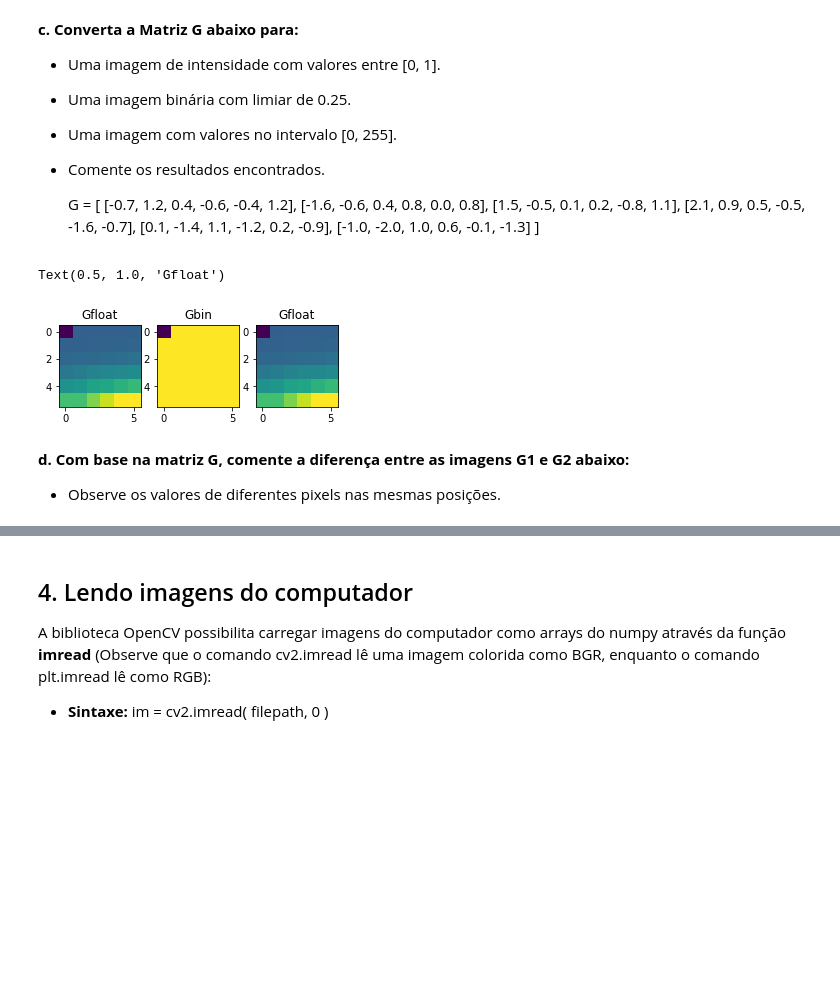
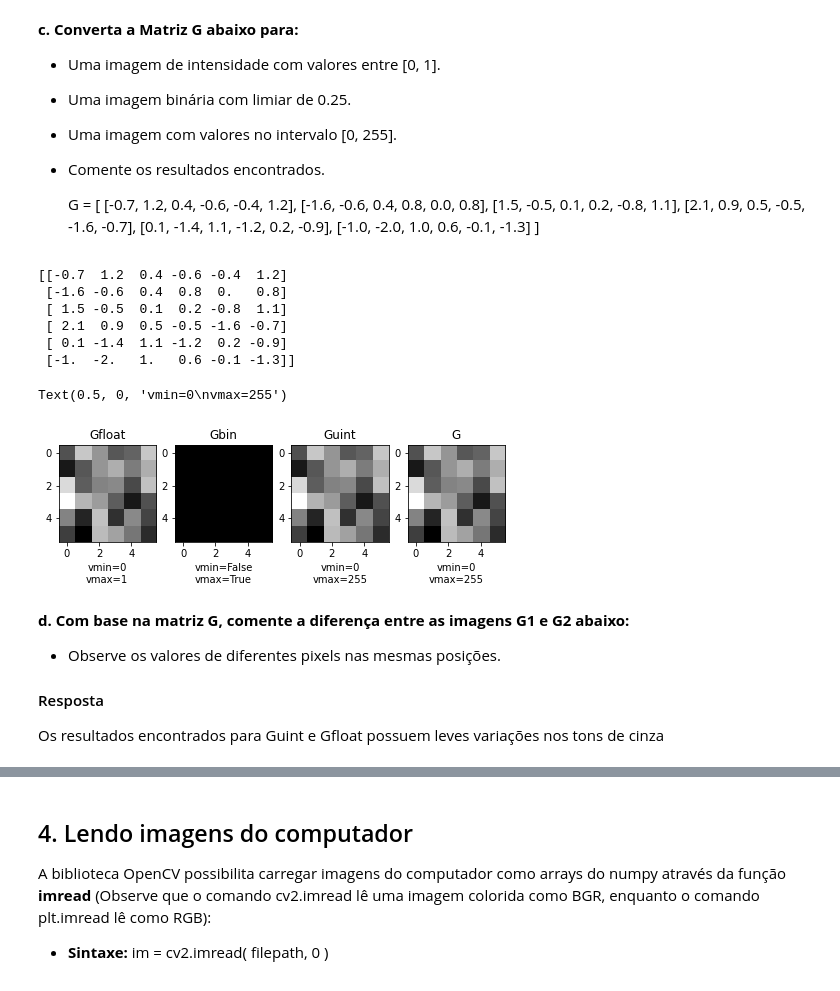
Before and after one commit to william-hazem/Processamento-Digital-de-Imagem-e-Vis-o-Computacional, a Jupyter notebook: Lab 01/Exp. 01 - Lab. Introdução ao Processamento Digital de Imagens e Visão Computacional.ipynb, the cells around one changed output, grey strips where cells are left out. Cells and saved outputs as stored; diff of their text form; code cells hidden in the pictures; blank space fills up the shorter version.

```diff
--- a/Lab 01/Exp. 01 - Lab. Introdução ao Processamento Digital de Imagens e Visão Computacional.ipynb
+++ b/Lab 01/Exp. 01 - Lab. Introdução ao Processamento Digital de Imagens e Visão Computacional.ipynb
@@ -437,37 +437,60 @@ Text(0.5, 1.0, 'imagem ID')
 def myMap(value, xi, xf, yi, yf):
     return yi + (value - xi) * (yf - yi) / (xf- xi)
 # %%
-G = np.array([ [-0.7, 1.2, 0.4, -0.6, -0.4, 1.2], [-1.6, -0.6, 0.4, 0.8, 0.0, 0.8], [1.5, -0.5, 0.1, 0.2, -0.8, 1.1], [2.1, 0.9, 0.5, -0.5, -1.6, -0.7], [0.1, -1.4, 1.1, -1.2, 0.2, -0.9], [-1.0, -2.0, 1.0, 0.6, -0.1, -1.3] ])
+G = np.array([ [-0.7, 1.2, 0.4, -0.6, -0.4, 1.2], [-1.6, -0.6, 0.4, 0.8, 0.0, 0.8], [1.5, -0.5, 0.1, 0.2, -0.8, 1.1], [2.1, 0.9, 0.5, -0.5, -1.6, -0.7], [0.1, -1.4, 1.1, -1.2, 0.2, -0.9], [-1.0, -2.0, 1.0, 0.6, -0.1, -1.3] ]).astype(np.float32)
+print(G)
+# %% [output]
+[[-0.7  1.2  0.4 -0.6 -0.4  1.2]
+ [-1.6 -0.6  0.4  0.8  0.   0.8]
+ [ 1.5 -0.5  0.1  0.2 -0.8  1.1]
+ [ 2.1  0.9  0.5 -0.5 -1.6 -0.7]
+ [ 0.1 -1.4  1.1 -1.2  0.2 -0.9]
+ [-1.  -2.   1.   0.6 -0.1 -1.3]]
 # %%
 %matplotlib inline
-fig, axs = plt.subplots(nrows = 1, ncols = 3, figsize=(5,4))
-
+fig, axs = plt.subplots(nrows = 1, ncols = 4, figsize=(8,6))
 # Mapeia os valores de G para o intervalo de 0 a 1
 Gfloat = G.astype(np.float32)
 for i in range(0, G.shape[0]):
     for j in range(0, G.shape[1]):
         Gfloat[i][j] = myMap(G[i][j], G.min(), G.max(), 0, 1)
 
-Gbin = (Gfloat >= 0.25)
+Gbin = (G >= 50)
 Guint = G.astype(np.uint8)
 # Mapeia os valores de G para o intervalo de 0 a 255
 for i in range(0, G.shape[0]):
     for j in range(0, G.shape[1]):
         Guint[i][j] = myMap(G[i][j], G.min(), G.max(), 0, 255)
 
-axs[0].imshow(Gfloat)
+
+axs[0].imshow(Gfloat, cmap="gray", vmin = 0, vmax=1)
 axs[0].set_title("Gfloat")
-axs[1].imshow(Gbin)
+axs[0].set_xlabel("vmin=0\nvmax=1")
+
+axs[1].imshow(Gbin, cmap="gray")
 axs[1].set_title("Gbin")
-axs[2].imshow(Guint)
-axs[2].set_title("Gfloat")
+axs[1].set_xlabel("vmin=False\nvmax=True")
+
+
+axs[2].imshow(Guint, cmap="gray", vmin=0, vmax=255)
+axs[2].set_title("Guint")
+axs[2].set_xlabel("vmin=0\nvmax=255")
+
+
+axs[3].imshow(G, cmap="gray")
+axs[3].set_title("G")
+axs[3].set_xlabel("vmin=0\nvmax=255")
 # %% [output]
-Text(0.5, 1.0, 'Gfloat')
+Text(0.5, 0, 'vmin=0\nvmax=255')
-[figure, old version]
+[figure, new version]
 # %% [markdown]
 **d. Com base na matriz G, comente a diferença entre as imagens G1 e G2 abaixo:**
 
 * Observe os valores de diferentes pixels nas mesmas posições.
+
+#### Resposta
+
+Os resultados encontrados para Guint e Gfloat possuem leves variações nos tons de cinza
 # %%
 %matplotlib notebook
 
```
Also changed, not shown: parts of 4 cells of this notebook.
